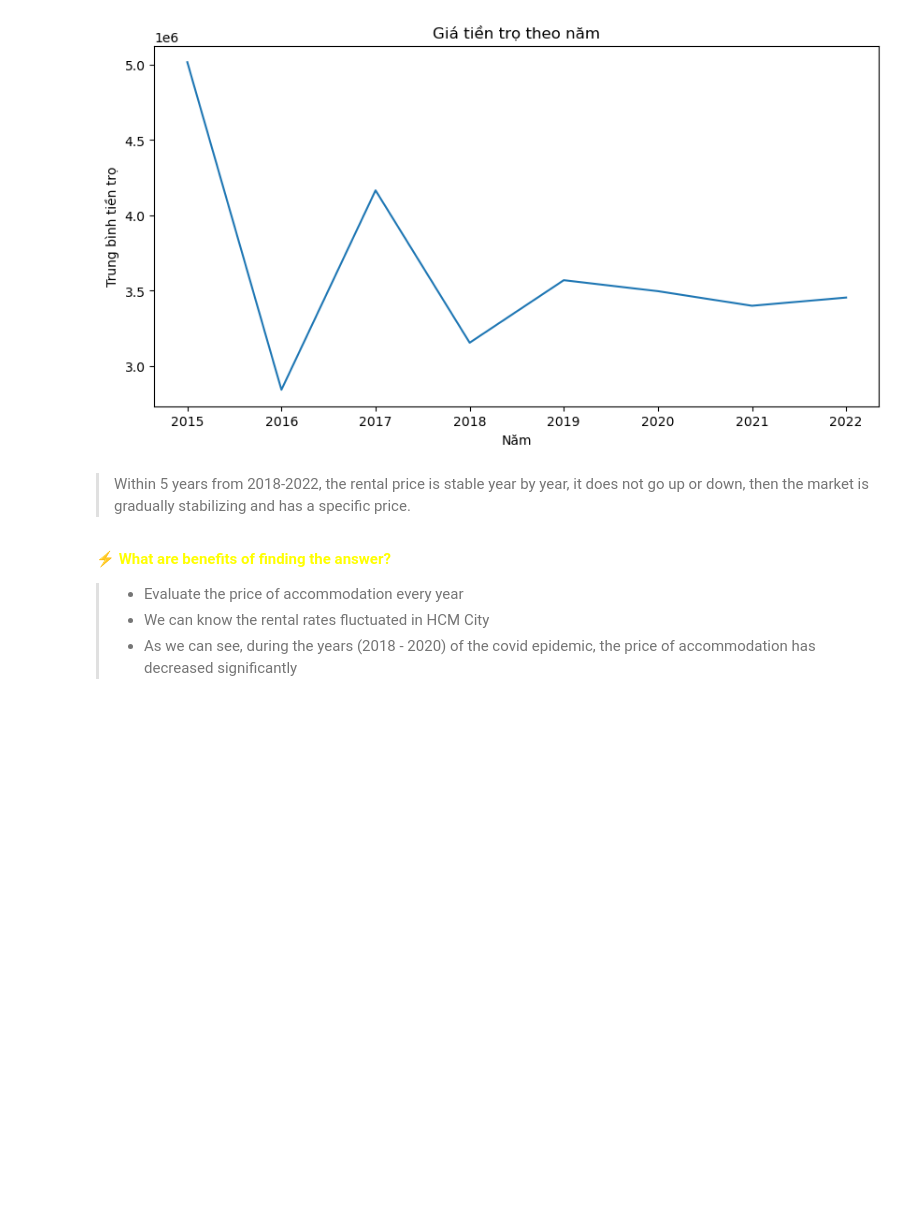
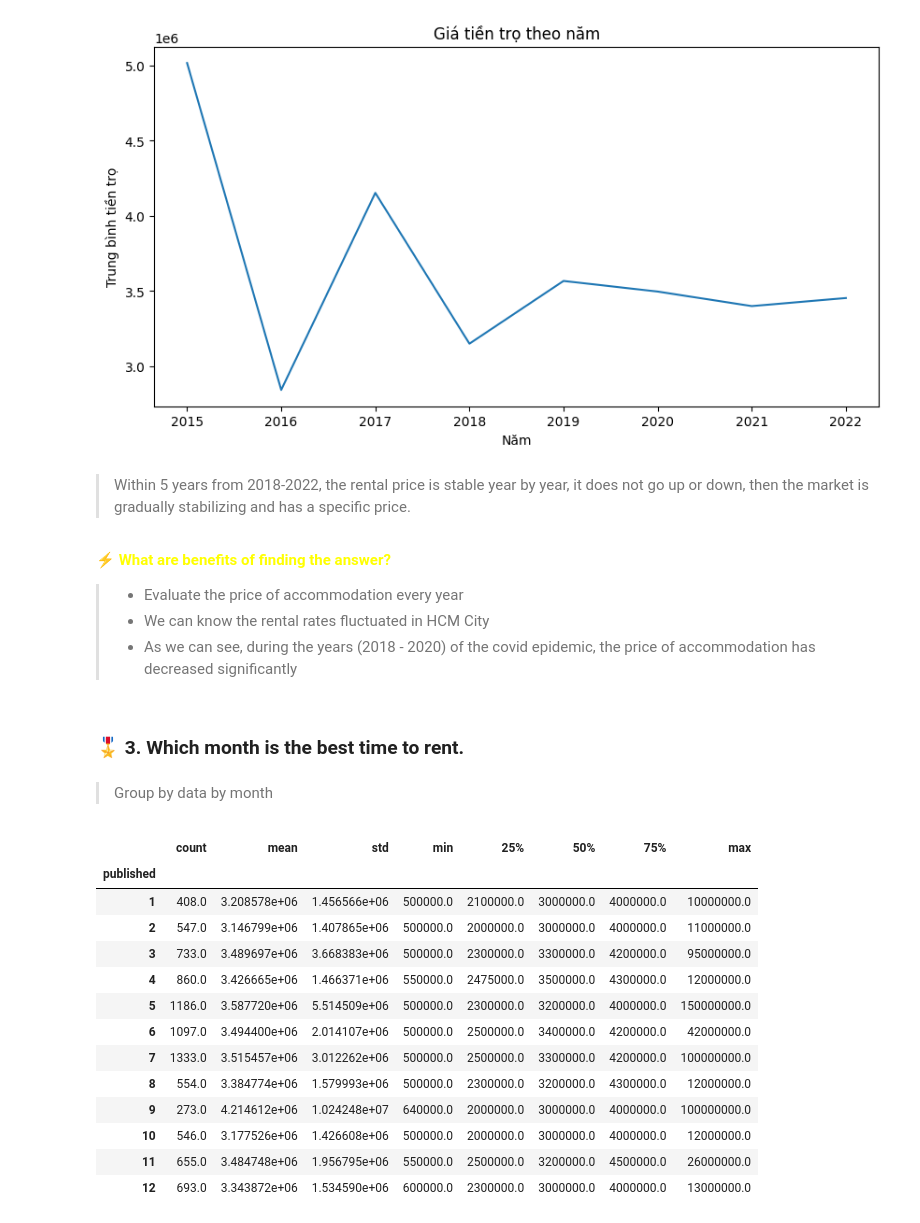
Before and after one commit to TienDat57/VNHouseRent, a Jupyter notebook: notebook/Question3.ipynb, the cells around one changed output. Drawn from its saved outputs; the diff is of its cells as text; code cells hidden in the pictures; blank space fills up the shorter version.

```diff
--- a/notebook/Question3.ipynb
+++ b/notebook/Question3.ipynb
@@ -50,3 +50,7 @@ plt.show()
 >- Evaluate the price of accommodation every year
 >- We can know  the rental rates fluctuated in HCM City
 >- As we can see, during the years (2018 - 2020) of the covid epidemic, the price of accommodation has decreased significantly
+# %% [markdown]
+### 🎖 3. Which month is the best time to rent.
+# %% [markdown]
+> Group by data by month
@@ -52,0 +60,17 @@ plt.show()
+# %%
+grouped['price'].describe()
+# %% [output]
+|  | count | mean | std | min | 25% | 50% | 75% | max |
+| published |  |  |  |  |  |  |  |  |
+| 1 | 408.0 | 3.208578e+06 | 1.456566e+06 | 500000.0 | 2100000.0 | 3000000.0 | 4000000.0 | 10000000.0 |
+| 2 | 547.0 | 3.146799e+06 | 1.407865e+06 | 500000.0 | 2000000.0 | 3000000.0 | 4000000.0 | 11000000.0 |
+| 3 | 733.0 | 3.489697e+06 | 3.668383e+06 | 500000.0 | 2300000.0 | 3300000.0 | 4200000.0 | 95000000.0 |
+| 4 | 860.0 | 3.426665e+06 | 1.466371e+06 | 550000.0 | 2475000.0 | 3500000.0 | 4300000.0 | 12000000.0 |
+| 5 | 1186.0 | 3.587720e+06 | 5.514509e+06 | 500000.0 | 2300000.0 | 3200000.0 | 4000000.0 | 150000000.0 |
+| 6 | 1097.0 | 3.494400e+06 | 2.014107e+06 | 500000.0 | 2500000.0 | 3400000.0 | 4200000.0 | 42000000.0 |
+| 7 | 1333.0 | 3.515457e+06 | 3.012262e+06 | 500000.0 | 2500000.0 | 3300000.0 | 4200000.0 | 100000000.0 |
+| 8 | 554.0 | 3.384774e+06 | 1.579993e+06 | 500000.0 | 2300000.0 | 3200000.0 | 4300000.0 | 12000000.0 |
+| 9 | 273.0 | 4.214612e+06 | 1.024248e+07 | 640000.0 | 2000000.0 | 3000000.0 | 4000000.0 | 100000000.0 |
+| 10 | 546.0 | 3.177526e+06 | 1.426608e+06 | 500000.0 | 2000000.0 | 3000000.0 | 4000000.0 | 12000000.0 |
+| 11 | 655.0 | 3.484748e+06 | 1.956795e+06 | 550000.0 | 2500000.0 | 3200000.0 | 4500000.0 | 26000000.0 |
+| 12 | 693.0 | 3.343872e+06 | 1.534590e+06 | 600000.0 | 2300000.0 | 3000000.0 | 4000000.0 | 13000000.0 |
```
Also changed, not shown: parts of 5 cells of this notebook.
